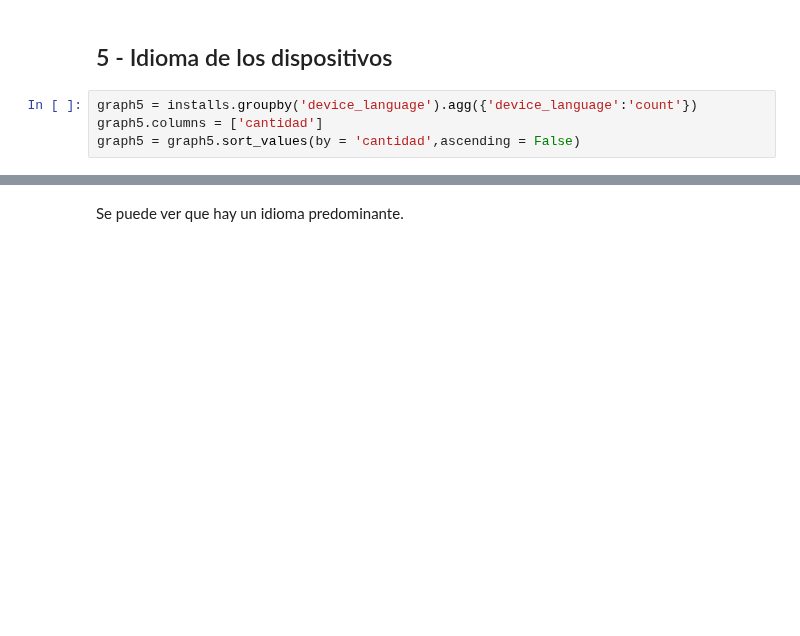
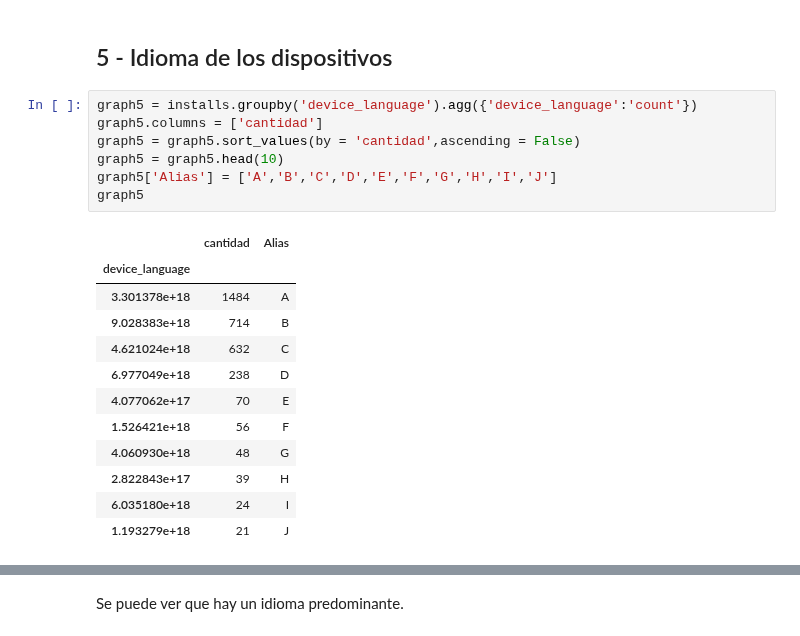
Before and after one commit to sberoch/Datos, a Jupyter notebook: installs.ipynb, the cells around one changed output, grey strips where cells are left out. Cells and saved outputs as stored; diff of their text form; blank space fills up the shorter version.

```diff
--- a/installs.ipynb
+++ b/installs.ipynb
@@ -165,5 +165,21 @@ Se puede ver que la mayoría de las instalaciones fueron realizadas utilizando w
 # %%
 graph5 = installs.groupby('device_language').agg({'device_language':'count'})
 graph5.columns = ['cantidad']
 graph5 = graph5.sort_values(by = 'cantidad',ascending = False)
+graph5 = graph5.head(10)
+graph5['Alias'] = ['A','B','C','D','E','F','G','H','I','J']
+graph5
+# %% [output]
+|  | cantidad | Alias |
+| device_language |  |  |
+| 3.301378e+18 | 1484 | A |
+| 9.028383e+18 | 714 | B |
+| 4.621024e+18 | 632 | C |
+| 6.977049e+18 | 238 | D |
+| 4.077062e+17 | 70 | E |
+| 1.526421e+18 | 56 | F |
+| 4.060930e+18 | 48 | G |
+| 2.822843e+17 | 39 | H |
+| 6.035180e+18 | 24 | I |
+| 1.193279e+18 | 21 | J |
 # %%
```
Also changed, not shown: parts of 1 cell of this notebook.
